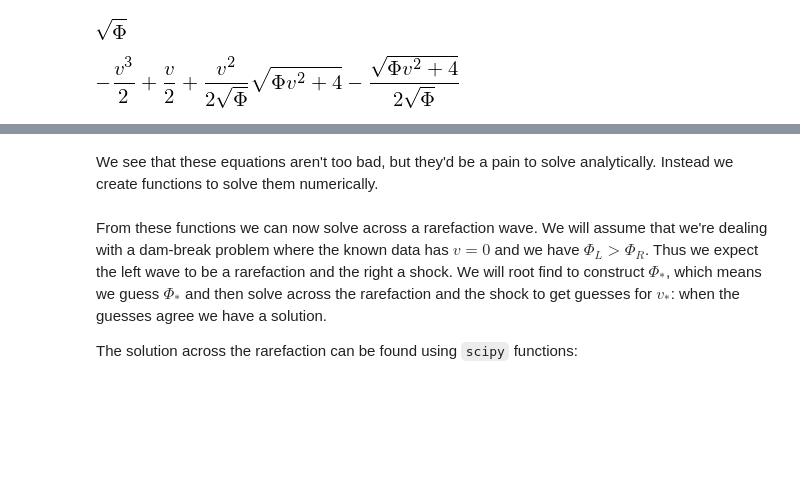
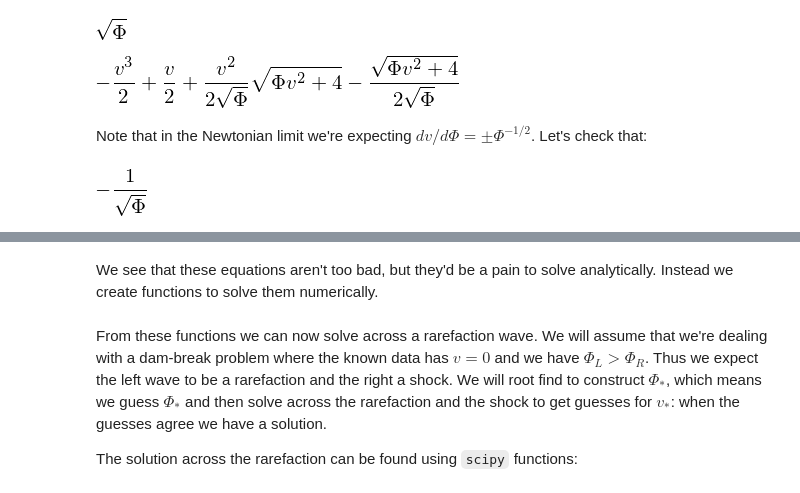
Before and after one commit to IanHawke/RiemannPython, a Jupyter notebook: HrSWE_RP.ipynb, the cells around one changed output, grey strips where cells are left out. Drawn from its saved outputs; the diff is of its cells as text; code cells hidden in the pictures; blank space fills up the shorter version.

```diff
--- a/HrSWE_RP.ipynb
+++ b/HrSWE_RP.ipynb
@@ -116,3 +116,9 @@ lam_p.subs(v, 0)
 rhs_single_m
 # %% [output]
 [figure]
+# %% [markdown]
+Note that in the Newtonian limit we're expecting $dv/d\Phi = \pm \Phi^{-1/2}$. Let's check that:
+# %%
+rhs_single_m.series(v,0,1).removeO().series(phi,0,1).removeO()
+# %% [output]
+[figure, added]
```
Also changed, not shown: parts of 8 cells of this notebook.
